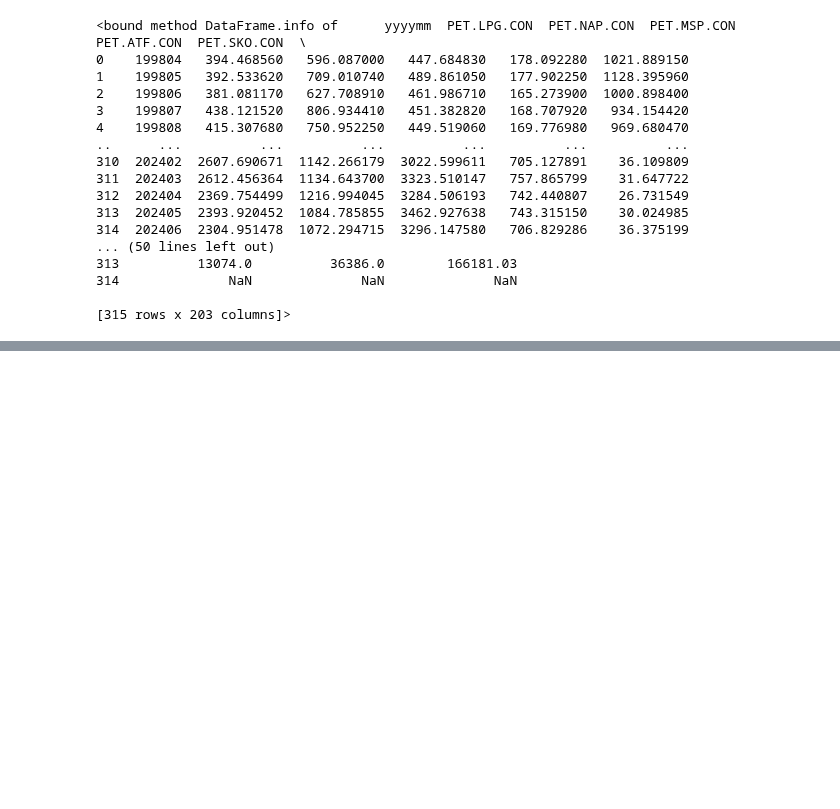
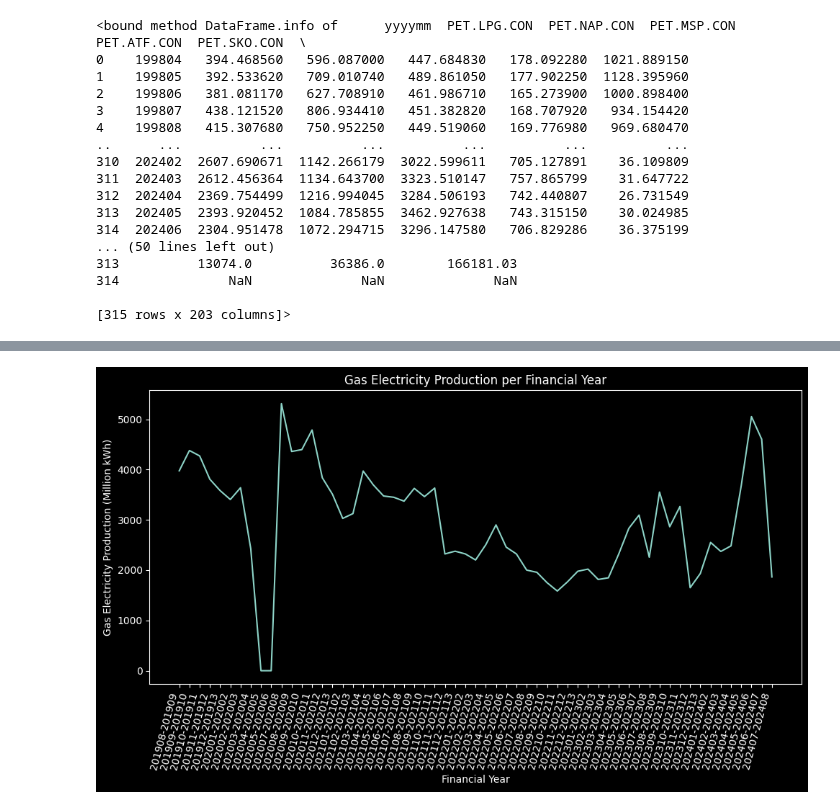
Before and after one commit to jayantxchauhan/India-Energy-Analytics-Model, a Jupyter notebook: PracticeAnalysis2.ipynb, the cells around one changed output, grey strips where cells are left out. Cells and saved outputs as stored; diff of their text form; code cells hidden in the pictures; blank space fills up the shorter version.

```diff
--- a/PracticeAnalysis2.ipynb
+++ b/PracticeAnalysis2.ipynb
@@ -315,0 +313,4 @@ dtype: object
+# %%
+df2['Year'] = df2['yyyymmdd'] // 100
+df2['Month'] = df2['yyyymmdd'] // 100
+df2['Day'] = df2['yyyymmdd'] // 100
@@ -315,0 +342,7 @@ dtype: object
+# %%
+# Remove rows from index 0 to 10 (inclusive)
+ap=ap.drop(index=range(0, 16))
+
+# Reset the index if needed
+ap=ap.reset_index(drop=True)
+print(ap)
@@ -315,0 +367,3 @@ dtype: object
+# %%
+ap=ap.drop(index=10)
+ap
@@ -315,0 +388,12 @@ dtype: object
+# %%
+grouped_data = ap.groupby('Financial_Year')['Gas_Electricity_Production'].sum()
+plt.figure(figsize=(10, 6))
+plt.plot(grouped_data.index, grouped_data.values)
+plt.xlabel('Financial Year')
+plt.ylabel('Gas Electricity Production (Million kWh)')
+plt.title('Gas Electricity Production per Financial Year')
+plt.xticks(rotation=75, ha='right')
+plt.tight_layout()
+plt.show()
+# %% [output]
+[figure, added]
```
Also changed, not shown: parts of 35 cells of this notebook.
